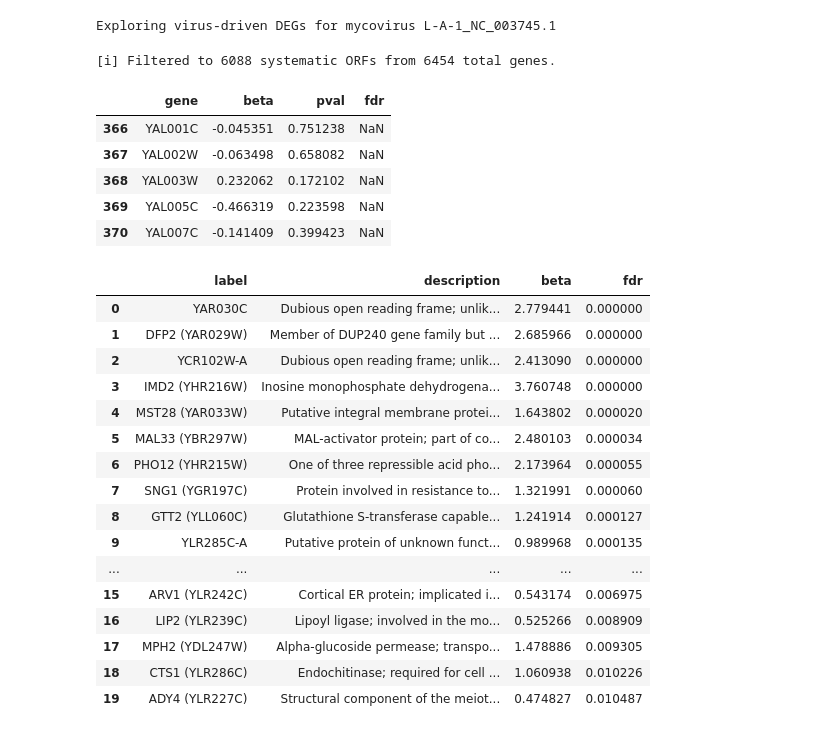
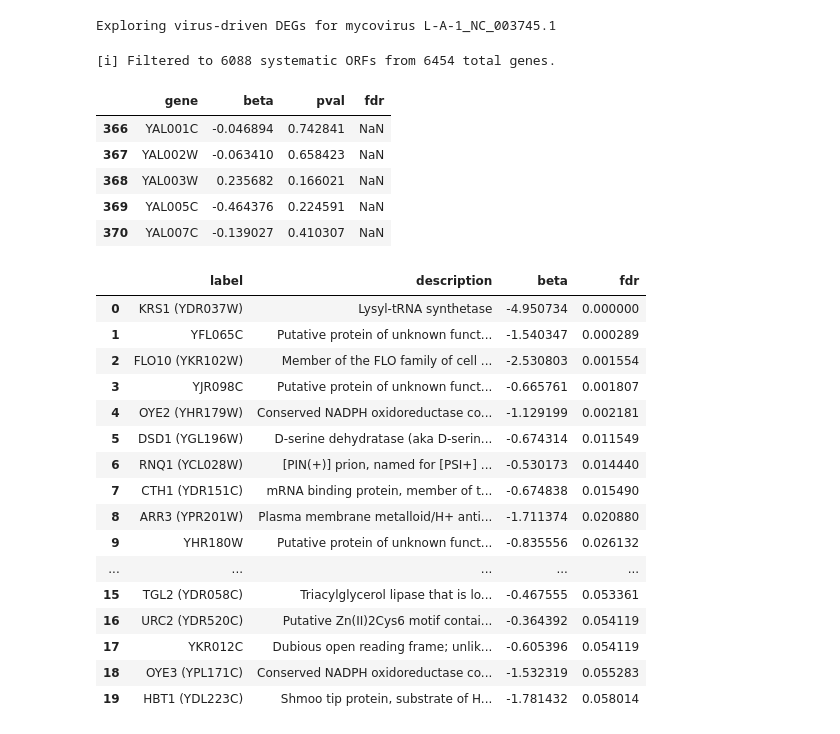
Before and after one commit to irahorecka/yeastvirome, a Jupyter notebook: jupyter/lmm.ipynb, the cells around one changed output. Drawn from its saved outputs; the diff is of its cells as text; code cells hidden in the pictures.

```diff
--- a/jupyter/lmm.ipynb
+++ b/jupyter/lmm.ipynb
@@ -881,17 +1317,12 @@ virus = viruses[0]
 print(f"Exploring virus-driven DEGs for mycovirus {virus}")
 
 # Build metadata
-meta = build_metadata(
-    virome_path="data/virome250531.tsv",
-    virus=virus,
-    min_rpm=5,
-    clade_path="data/strain_ecodata.csv",
-)
+meta = build_metadata("data/virome250531.tsv", virus=virus, background="none", min_rpm=5.0)
 # %% [output]
 Exploring virus-driven DEGs for mycovirus L-A-1_NC_003745.1
 # %%
 # Filter clades with fewer than N members
-min_clade_members = 3
+min_clade_members = 2
 valid_clades = meta["clade"].value_counts()[lambda x: x >= min_clade_members].index
 meta = meta[meta["clade"].isin(valid_clades)]
 
@@ -904,43 +1335,46 @@ results_orfs.head()
 # %% [output]
 [i] Filtered to 6088 systematic ORFs from 6454 total genes.
 |  | gene | beta | pval | fdr |
-| 366 | YAL001C | -0.045351 | 0.751238 | NaN |
-| 367 | YAL002W | -0.063498 | 0.658082 | NaN |
-| 368 | YAL003W | 0.232062 | 0.172102 | NaN |
-| 369 | YAL005C | -0.466319 | 0.223598 | NaN |
-| 370 | YAL007C | -0.141409 | 0.399423 | NaN |
+| 366 | YAL001C | -0.046894 | 0.742841 | NaN |
+| 367 | YAL002W | -0.063410 | 0.658423 | NaN |
+| 368 | YAL003W | 0.235682 | 0.166021 | NaN |
+| 369 | YAL005C | -0.464376 | 0.224591 | NaN |
+| 370 | YAL007C | -0.139027 | 0.410307 | NaN |
 # %%
 # Find enriched genes from LMM results
 enriched = enrich_lmm_results(results_orfs, SYS2STD, SYS2DESC)
 enriched = enriched.sort_values("beta", ascending=False)
 
+# Define filter direction
+LFC_DIRECTION = 'down'
+
 # Apply filtering
-filtered = filter_enriched(enriched, lfc_filter="up", fdr_thresh=0.25, lfc_cutoff=0.0)
+filtered = filter_enriched(enriched, lfc_filter=LFC_DIRECTION, fdr_thresh=0.25, lfc_cutoff=0.0)
 # Export (outside the function)
 filtered.to_csv(
     f'~/Desktop/{virus.lower().replace(" ", "_")}_sig_{LFC_FILTER}reg_genes.csv', index=False
 )
 # Preview (outside the function)
 filtered[["label", "description", "beta", "fdr"]].head(20).style.set_properties(
     subset=["description"],
     **{"white-space": "pre-wrap", "word-wrap": "break-word", "max-width": "800px"},
 )
 # %% [output]
 |  | label | description | beta | fdr |
-| 0 | YAR030C | Dubious open reading frame; unlik... | 2.779441 | 0.000000 |
-| 1 | DFP2 (YAR029W) | Member of DUP240 gene family but ... | 2.685966 | 0.000000 |
-| 2 | YCR102W-A | Dubious open reading frame; unlik... | 2.413090 | 0.000000 |
-| 3 | IMD2 (YHR216W) | Inosine monophosphate dehydrogena... | 3.760748 | 0.000000 |
-| 4 | MST28 (YAR033W) | Putative integral membrane protei... | 1.643802 | 0.000020 |
-| 5 | MAL33 (YBR297W) | MAL-activator protein; part of co... | 2.480103 | 0.000034 |
-| 6 | PHO12 (YHR215W) | One of three repressible acid pho... | 2.173964 | 0.000055 |
-| 7 | SNG1 (YGR197C) | Protein involved in resistance to... | 1.321991 | 0.000060 |
-| 8 | GTT2 (YLL060C) | Glutathione S-transferase capable... | 1.241914 | 0.000127 |
-| 9 | YLR285C-A | Putative protein of unknown funct... | 0.989968 | 0.000135 |
+| 0 | KRS1 (YDR037W) | Lysyl-tRNA synthetase | -4.950734 | 0.000000 |
+| 1 | YFL065C | Putative protein of unknown funct... | -1.540347 | 0.000289 |
+| 2 | FLO10 (YKR102W) | Member of the FLO family of cell ... | -2.530803 | 0.001554 |
+| 3 | YJR098C | Putative protein of unknown funct... | -0.665761 | 0.001807 |
+| 4 | OYE2 (YHR179W) | Conserved NADPH oxidoreductase co... | -1.129199 | 0.002181 |
+| 5 | DSD1 (YGL196W) | D-serine dehydratase (aka D-serin... | -0.674314 | 0.011549 |
+| 6 | RNQ1 (YCL028W) | [PIN(+)] prion, named for [PSI+] ... | -0.530173 | 0.014440 |
+| 7 | CTH1 (YDR151C) | mRNA binding protein, member of t... | -0.674838 | 0.015490 |
+| 8 | ARR3 (YPR201W) | Plasma membrane metalloid/H+ anti... | -1.711374 | 0.020880 |
+| 9 | YHR180W | Putative protein of unknown funct... | -0.835556 | 0.026132 |
 | ... | ... | ... | ... | ... |
-| 15 | ARV1 (YLR242C) | Cortical ER protein; implicated i... | 0.543174 | 0.006975 |
-| 16 | LIP2 (YLR239C) | Lipoyl ligase; involved in the mo... | 0.525266 | 0.008909 |
-| 17 | MPH2 (YDL247W) | Alpha-glucoside permease; transpo... | 1.478886 | 0.009305 |
-| 18 | CTS1 (YLR286C) | Endochitinase; required for cell ... | 1.060938 | 0.010226 |
-| 19 | ADY4 (YLR227C) | Structural component of the meiot... | 0.474827 | 0.010487 |
+| 15 | TGL2 (YDR058C) | Triacylglycerol lipase that is lo... | -0.467555 | 0.053361 |
+| 16 | URC2 (YDR520C) | Putative Zn(II)2Cys6 motif contai... | -0.364392 | 0.054119 |
+| 17 | YKR012C | Dubious open reading frame; unlik... | -0.605396 | 0.054119 |
+| 18 | OYE3 (YPL171C) | Conserved NADPH oxidoreductase co... | -1.532319 | 0.055283 |
+| 19 | HBT1 (YDL223C) | Shmoo tip protein, substrate of H... | -1.781432 | 0.058014 |
 # %%
```
Also changed, not shown: parts of 28 cells of this notebook, 1 other file.
